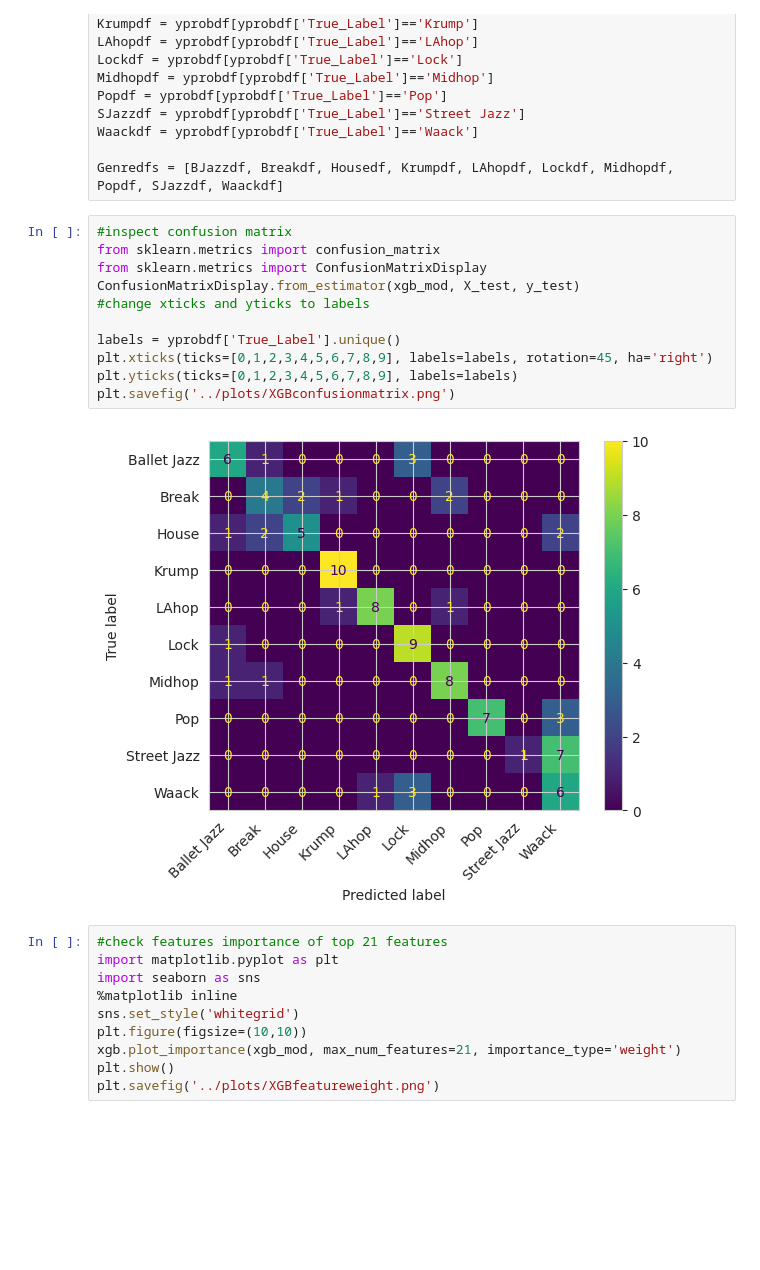
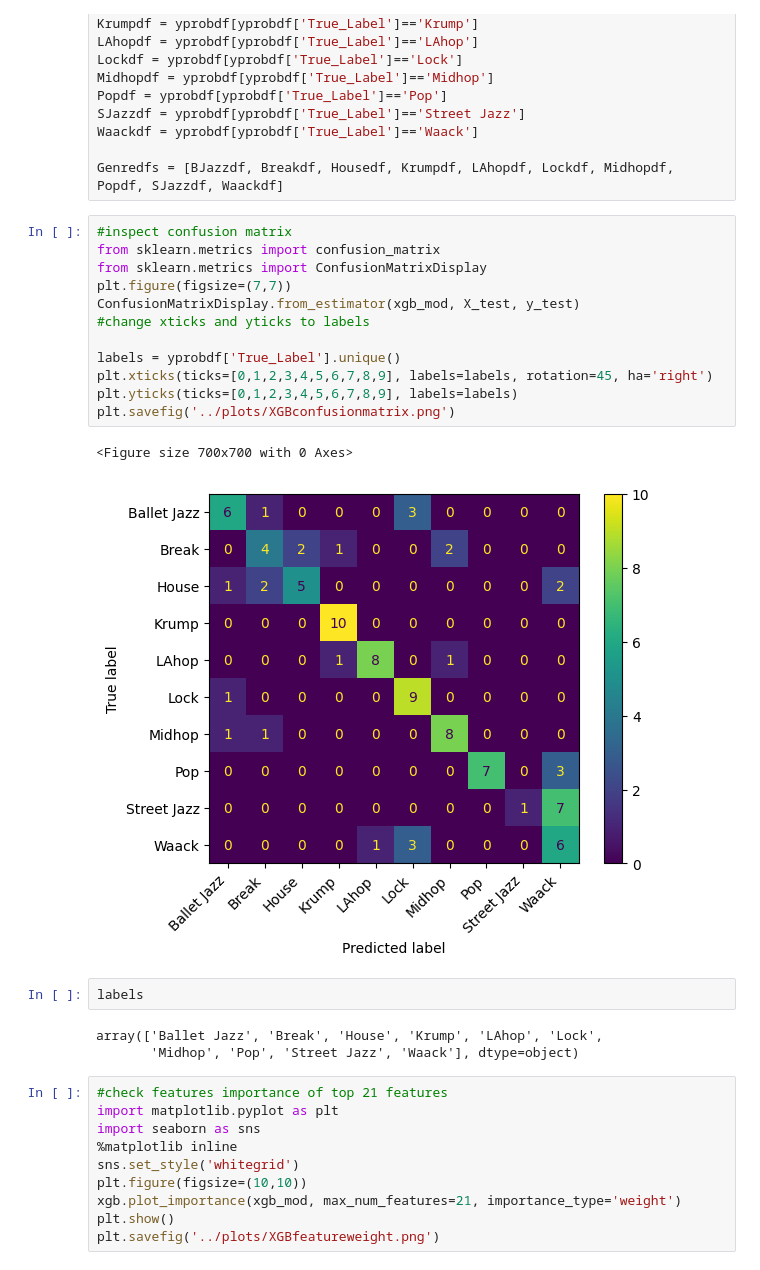
Before and after one commit to tBenBaker/MovementClassifier, a Jupyter notebook: DanceProj1/notebooks/03_inspectiondraft.ipynb, the cells around one changed output. Saved outputs shown, nothing was run; the diff lists cells and outputs as text; blank space fills up the shorter version.

```diff
--- a/DanceProj1/notebooks/03_inspectiondraft.ipynb
+++ b/DanceProj1/notebooks/03_inspectiondraft.ipynb
@@ -42,16 +42,23 @@ Genredfs = [BJazzdf, Breakdf, Housedf, Krumpdf, LAhopdf, Lockdf, Midhopdf, Popdf
 # %%
 #inspect confusion matrix
 from sklearn.metrics import confusion_matrix
 from sklearn.metrics import ConfusionMatrixDisplay
+plt.figure(figsize=(7,7))
 ConfusionMatrixDisplay.from_estimator(xgb_mod, X_test, y_test)
 #change xticks and yticks to labels
 
 labels = yprobdf['True_Label'].unique()
 plt.xticks(ticks=[0,1,2,3,4,5,6,7,8,9], labels=labels, rotation=45, ha='right')
 plt.yticks(ticks=[0,1,2,3,4,5,6,7,8,9], labels=labels)
 plt.savefig('../plots/XGBconfusionmatrix.png')
 # %% [output]
+<Figure size 700x700 with 0 Axes>
-[figure, old version]
+[figure, new version]
+# %%
+labels
+# %% [output]
+array(['Ballet Jazz', 'Break', 'House', 'Krump', 'LAhop', 'Lock',
+       'Midhop', 'Pop', 'Street Jazz', 'Waack'], dtype=object)
 # %%
 #check features importance of top 21 features
 import matplotlib.pyplot as plt
```
Also changed, not shown: parts of 2 cells of this notebook, 4 other files.
